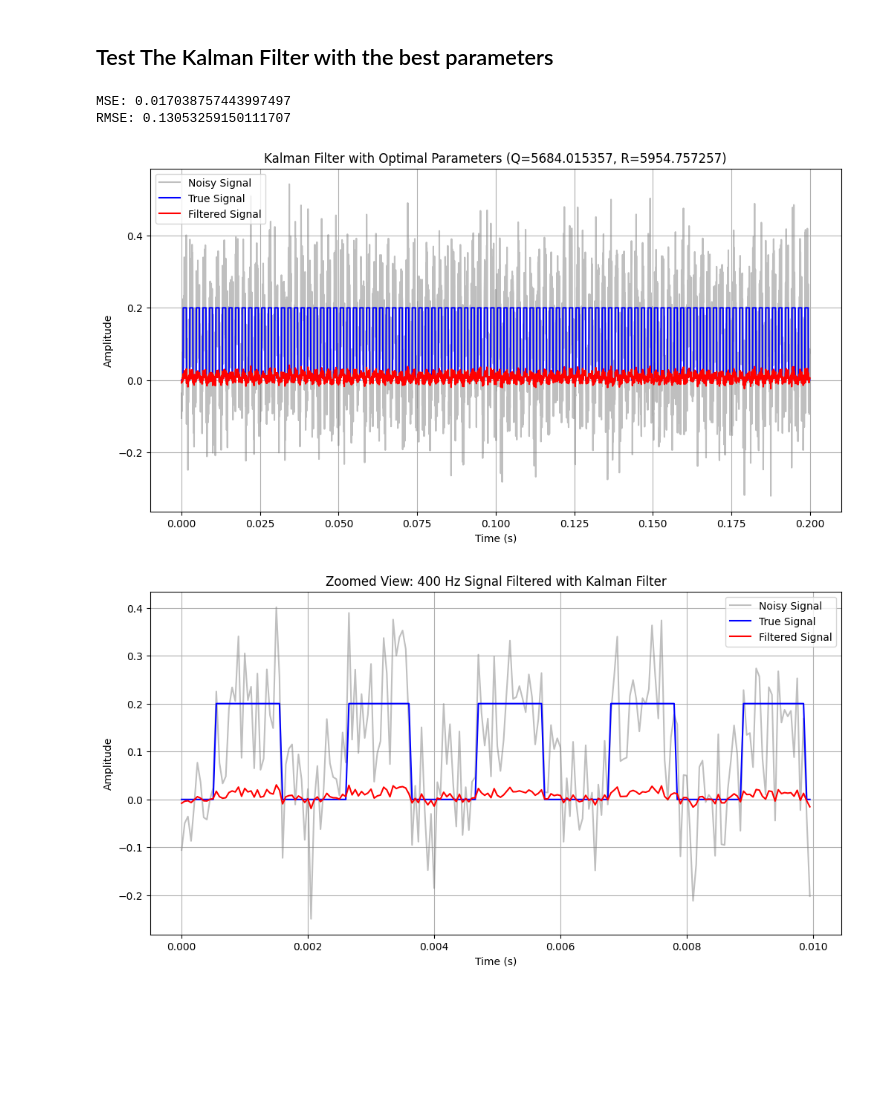
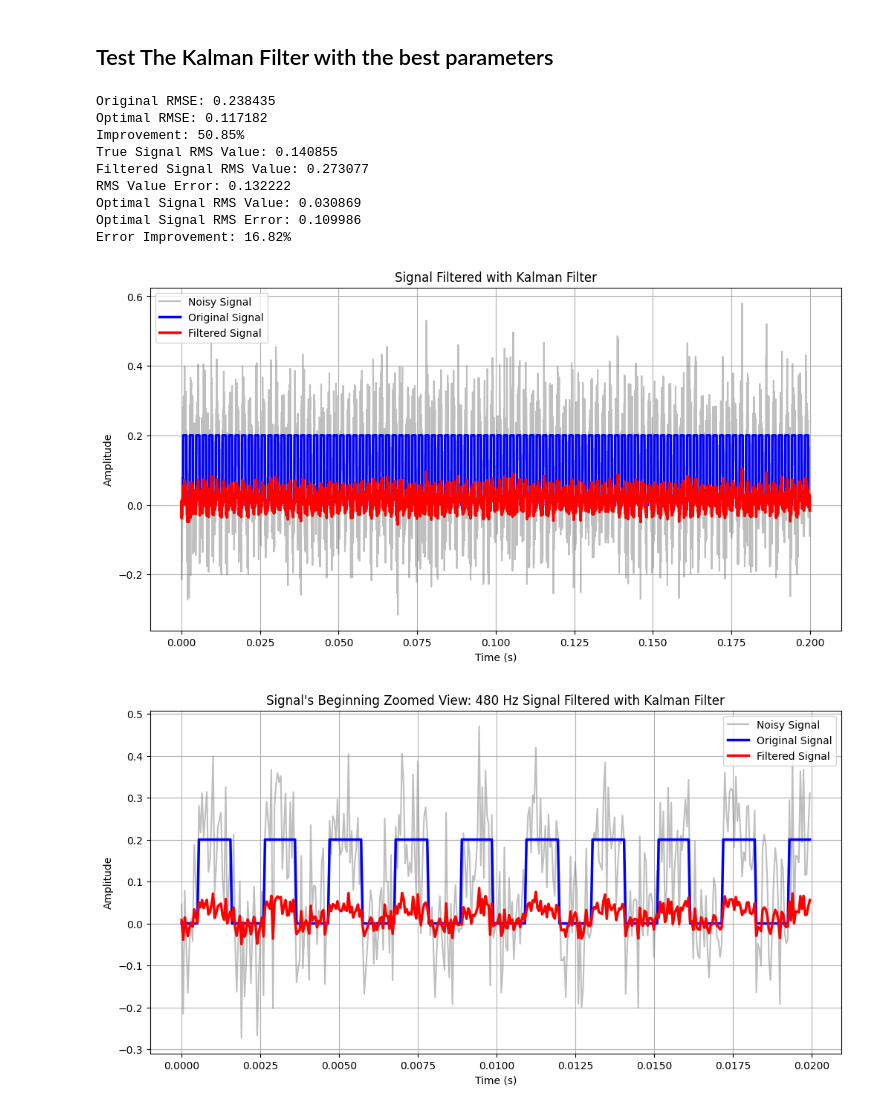
Before and after one commit to BolivarTech/Evolutionary_Linear_Kalman_Filter_Tuning, a Jupyter notebook: Evolutive_Optimizator.ipynb, the cells around one changed output. Drawn from its saved outputs; the diff is of its cells as text; code cells hidden in the pictures; blank space fills up the shorter version.

```diff
--- a/Evolutive_Optimizator.ipynb
+++ b/Evolutive_Optimizator.ipynb
@@ -157,7 +158,7 @@ noise_std = 0.5
 noisy_signal = SigGen.add_noise(true_signal, noise_std)
 
 # Get time vector
-t= SigGen.get_time()
+time= SigGen.get_time()
 # %% [markdown]
 ## Plot the original, noisy, and reference filtered signals
 # %%
@@ -442,50 +454,55 @@ Hall of Fame results saved to HallOfFame\20250321-085455_halloffame_results.json
 # %%
 # Add noise to create noisy measurement
 noise_std = 0.1
 noisy_signal = SigGen.add_noise(true_signal, noise_std)
 
-# Initialize Kalman filter
+# Initialize Optimized Kalman filter
 optimal_F = np.array([[best_f]])
 optimal_H = np.array([[best_h]])
 optimal_Q = np.array([[best_q]])
 optimal_R = np.array([[best_r]])
 P = np.array([[0]])  #
 x = np.array([[0]])
 
 # Create and apply filter
 kf = KalmanFilter(optimal_F, optimal_H, optimal_Q, optimal_R, P, x)
-filtered_signal = kf.filter(noisy_signal)
+optimal_filtered = kf.filter(noisy_signal)
 
-# Calculate error metrics
-mse, rmse = kf.calculate_error(true_signal, filtered_signal)
-print(f'MSE: {mse}')
-print(f'RMSE: {rmse}')
+# Calculate improvement over original parameters
+original_mse, original_rmse = kf.calculate_error(true_signal, filtered_signal)
+optimal_mse, optimal_rmse = kf.calculate_error(true_signal, optimal_filtered)
+improvement = ((original_rmse - optimal_rmse) / original_rmse) * 100
+
+print(f"Original RMSE: {original_rmse:.6f}")
+print(f"Optimal RMSE: {optimal_rmse:.6f}")
+print(f"Improvement: {improvement:.2f}%")
+
+true_signal_rms_value = kf.calculate_rms_value(true_signal)
+filtered_signal_rms_value = kf.calculate_rms_value(filtered_signal)
+rms_value_error = kf.calculate_rms_value_error(true_signal, filtered_signal)
+optimal_signal_rms_value = kf.calculate_rms_value(optimal_filtered)
+optimal_error = kf.calculate_rms_value_error(true_signal, optimal_filtered)
+rms_value_error_improvement = ((rms_value_error - optimal_error) / rms_value_error)*100
+print(f'True Signal RMS Value: {true_signal_rms_value:.6f}')
+print(f'Filtered Signal RMS Value: {filtered_signal_rms_value:.6f}')
+print(f'RMS Value Error: {rms_value_error:.6f}')
+print(f'Optimal Signal RMS Value: {optimal_signal_rms_value:.6f}')
+print(f'Optimal Signal RMS Error: {optimal_error:.6f}')
+print(f'Error Improvement: {rms_value_error_improvement:.2f}%')
 
 # Plot results
-plt.figure(figsize=(12, 6))
-plt.plot(t, noisy_signal, 'gray', alpha=0.5, label='Noisy Signal')
-plt.plot(t, true_signal, 'b', label='True Signal')
-plt.plot(t, filtered_signal, 'r', label='Filtered Signal')
-plt.xlabel('Time (s)')
-plt.ylabel('Amplitude')
-plt.title(f'Kalman Filter with Optimal Parameters (Q={best_q:.6f}, R={best_r:.6f})')
-plt.legend()
-plt.grid(True)
-
-# Zoom in to show detail
-plt.figure(figsize=(12, 6))
-zoom_samples = int(0.01 * sampling_rate)  # Show 10ms
-plt.plot(t[:zoom_samples], noisy_signal[:zoom_samples], 'gray', alpha=0.5, label='Noisy Signal')
-plt.plot(t[:zoom_samples], true_signal[:zoom_samples], 'b', label='True Signal')
-plt.plot(t[:zoom_samples], filtered_signal[:zoom_samples], 'r', label='Filtered Signal')
-plt.xlabel('Time (s)')
-plt.ylabel('Amplitude')
-plt.title('Zoomed View: 400 Hz Signal Filtered with Kalman Filter')
-plt.legend()
-plt.grid(True)
-plt.show()
+kf.plot_results(noisy_signal, true_signal, optimal_filtered, time)
+kf.plot_results(noisy_signal, true_signal, optimal_filtered, time, zoom_end=0.1, title=f'Signal\'s Beginning Zoomed View: {frequency} Hz Signal Filtered with Kalman Filter')
+kf.plot_results(noisy_signal, true_signal, optimal_filtered, time, zoom_begin=0.9, title=f'Signal\'s Ends Zoomed View: {frequency} Hz Signal Filtered with Kalman Filter')
 # %% [output]
-MSE: 0.017038757443997497
-RMSE: 0.13053259150111707
+Original RMSE: 0.238435
+Optimal RMSE: 0.117182
+Improvement: 50.85%
+True Signal RMS Value: 0.140855
+Filtered Signal RMS Value: 0.273077
+RMS Value Error: 0.132222
+Optimal Signal RMS Value: 0.030869
+Optimal Signal RMS Error: 0.109986
+Error Improvement: 16.82%
-[figure, old version]
+[figure, new version]
-[figure, old version]
+[figure, new version]
```
Also changed, not shown: parts of 9 cells of this notebook, 1 other file.
